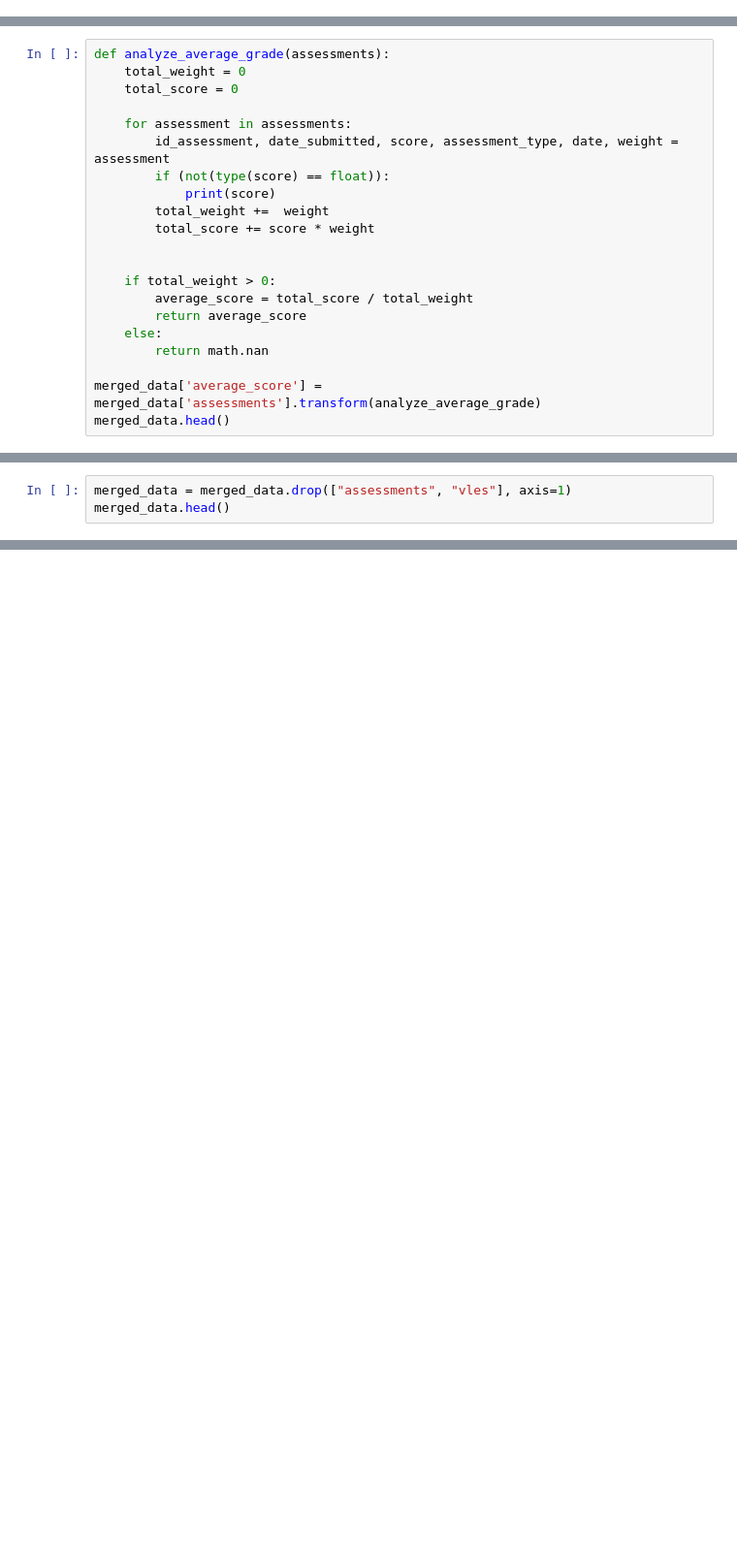
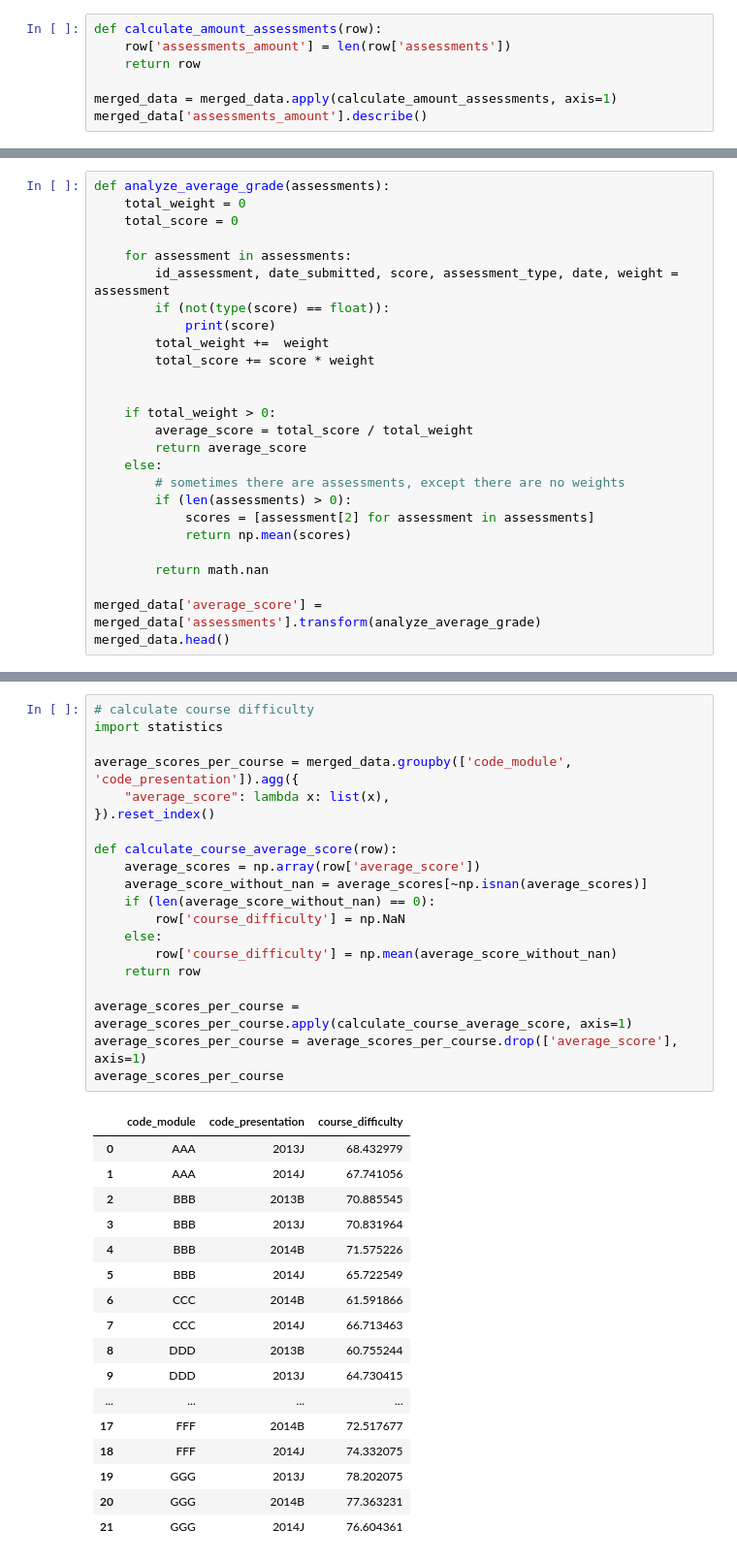
Before and after one commit to jortvangorkum/TFL-Early-Warning-System, a Jupyter notebook: data-extension/data-extension.ipynb, the cells around one changed output, grey strips where cells are left out. Shown: that part at 97% size. Drawn from its saved outputs; the diff is of its cells as text; blank space fills up the shorter version.

```diff
--- a/data-extension/data-extension.ipynb
+++ b/data-extension/data-extension.ipynb
@@ -6,0 +15,7 @@ merged_data.head()
+# %%
+def calculate_amount_assessments(row):
+    row['assessments_amount'] = len(row['assessments'])
+    return row
+
+merged_data = merged_data.apply(calculate_amount_assessments, axis=1)
+merged_data['assessments_amount'].describe()
@@ -45,6 +89,11 @@ def analyze_average_grade(assessments):
         average_score = total_score / total_weight
         return average_score
     else:
+        # sometimes there are assessments, except there are no weights
+        if (len(assessments) > 0):
+            scores = [assessment[2] for assessment in assessments]
+            return np.mean(scores)
+
         return math.nan
 
 merged_data['average_score'] = merged_data['assessments'].transform(analyze_average_grade)
@@ -64,3 +126,0 @@ merged_data.head()
-# %%
-merged_data = merged_data.drop(["assessments", "vles"], axis=1)
-merged_data.head()
@@ -68,0 +127,38 @@ merged_data.to_pickle("../data/data-extension-output.pickle")
+# %%
+# calculate course difficulty
+import statistics
+
+average_scores_per_course = merged_data.groupby(['code_module', 'code_presentation']).agg({
+    "average_score": lambda x: list(x),
+}).reset_index()
+
+def calculate_course_average_score(row):
+    average_scores = np.array(row['average_score'])
+    average_score_without_nan = average_scores[~np.isnan(average_scores)]
+    if (len(average_score_without_nan) == 0):
+        row['course_difficulty'] = np.NaN
+    else:
+        row['course_difficulty'] = np.mean(average_score_without_nan)
+    return row
+
+average_scores_per_course = average_scores_per_course.apply(calculate_course_average_score, axis=1)
+average_scores_per_course = average_scores_per_course.drop(['average_score'], axis=1)
+average_scores_per_course
+# %% [output]
+|  | code_module | code_presentation | course_difficulty |
+| 0 | AAA | 2013J | 68.432979 |
+| 1 | AAA | 2014J | 67.741056 |
+| 2 | BBB | 2013B | 70.885545 |
+| 3 | BBB | 2013J | 70.831964 |
+| 4 | BBB | 2014B | 71.575226 |
+| 5 | BBB | 2014J | 65.722549 |
+| 6 | CCC | 2014B | 61.591866 |
+| 7 | CCC | 2014J | 66.713463 |
+| 8 | DDD | 2013B | 60.755244 |
+| 9 | DDD | 2013J | 64.730415 |
+| ... | ... | ... | ... |
+| 17 | FFF | 2014B | 72.517677 |
+| 18 | FFF | 2014J | 74.332075 |
+| 19 | GGG | 2013J | 78.202075 |
+| 20 | GGG | 2014B | 77.363231 |
+| 21 | GGG | 2014J | 76.604361 |
```
Also changed, not shown: parts of 11 cells of this notebook, 2 other files.
